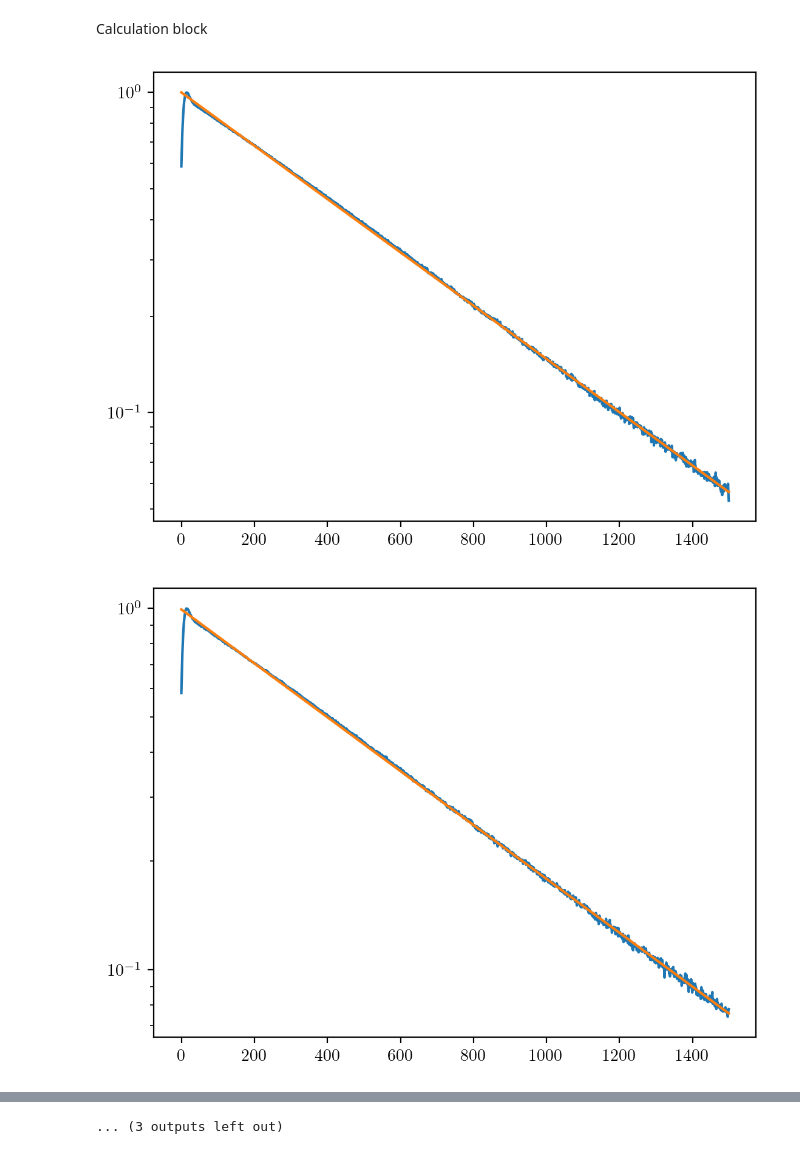
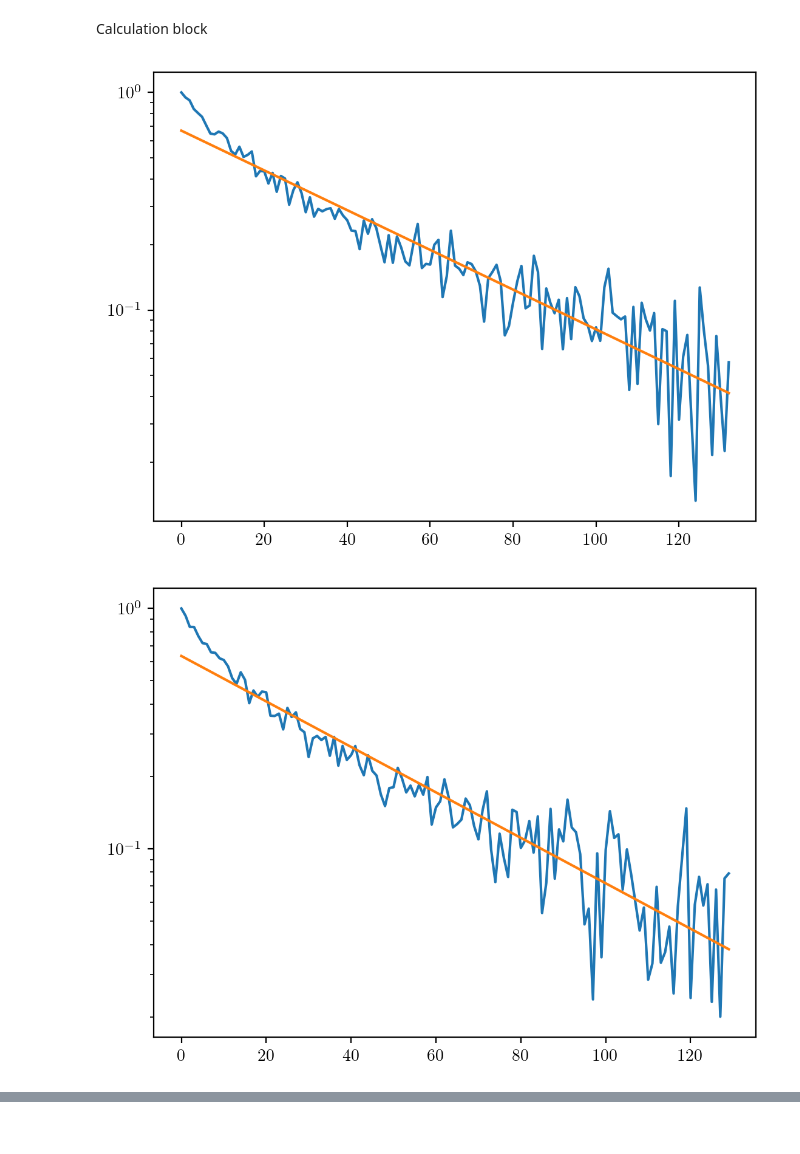
Before and after one commit to 10483/MTP, a Jupyter notebook: tau_qp^_.ipynb, the cells around one changed output, grey strips where cells are left out. Drawn from its saved outputs; the diff is of its cells as text; code cells hidden in the pictures.

Commit message:
Change in FVM simulation function, trying to plot data

```diff
--- a/tau_qp^_.ipynb
+++ b/tau_qp^_.ipynb
@@ -12,8 +10,10 @@ plt.rcParams.update({
 # %% [markdown]
 Test block
 # %%
-data = np.genfromtxt('KID2_95dBm__TmK300_avgpulse_ampphase.csv',skip_header=1,delimiter=',')
-phase = data[500:,2] #500: for Al, 100: for bTa
+datapath = '../DataKian/bTa_LT278W2chip5/673nm/'#'../DataKian/Al_LT165chip7_run2/673nm/'
+data = np.genfromtxt(datapath+'KID7_109dBm__TmK80_avgpulse_ampphase.csv',skip_header=1,delimiter=',')
+phase = data[100:,2] #500: for Al, 100: for bTa
+print(np.max(phase))
 phase /= np.max(phase)
 if np.sum(phase<10e-3)!=0:
   phase = phase[:np.argmax((phase < 10e-3))]
@@ -27,34 +28,35 @@ Calculation block
 # %%
 def exponential(a,tau,t):
   return a*np.exp(-t/tau)
 
-Temps = [120,150,160,170,180,190,200,210,220,230,240,250,260,280,300]
+Temps_Al = [120,150,160,170,180,190,200,210,220,230,240,250,260,280,300]
 Temps_bTa = [40,60,80,100,120,140,160]
+Temps = Temps_bTa
 tau_list = np.zeros_like(Temps)
 tau_stds = np.zeros_like(Temps)
 
 for i,T in enumerate(Temps):
-  data = np.genfromtxt('KID2_95dBm__TmK'+str(T)+'_avgpulse_ampphase.csv',skip_header=1,delimiter=',')
-  phase = data[500:,2]
+  data = np.genfromtxt(datapath+'KID5_103dBm__TmK'+str(T)+'_avgpulse_ampphase.csv',skip_header=1,delimiter=',')
+  phase = data[120:,2]
   phase /= np.max(phase)
   if np.sum(phase<10e-3)!=0:
     phase = phase[:np.argmax((phase < 10e-3))]
   length = len(phase)
   t=np.arange(length)
   pars, cov = np.polyfit(t,np.log(phase),1,cov=True)
   a = np.exp(pars[1])
   b = pars[0]
   b_std = np.sqrt(np.diag(cov)[0])
   tau = -1/b
   tau_std = b_std/b**2
 
   if i % 1 == 0:
     plt.semilogy(t,phase)
     plt.semilogy(t,exponential(a,tau,t))
     plt.show()
 
   tau_list[i]=tau
   tau_stds[i]=tau_std
 # %% [output]
-[figure, old version]
+[figure, new version]
-[figure, old version]
+[figure, new version]
@@ -71,4 +68,3 @@ for i,T in enumerate(Temps):
-... (3 outputs left out)
 # %%
 plt.errorbar(Temps,tau_list,yerr=tau_stds*10,marker='.',linestyle=' ',label=r'$10\sigma$ error bars')
 plt.xlabel('$T$ $(mK)$')
```
Also changed, not shown: parts of 4 cells of this notebook, 2 other files.
